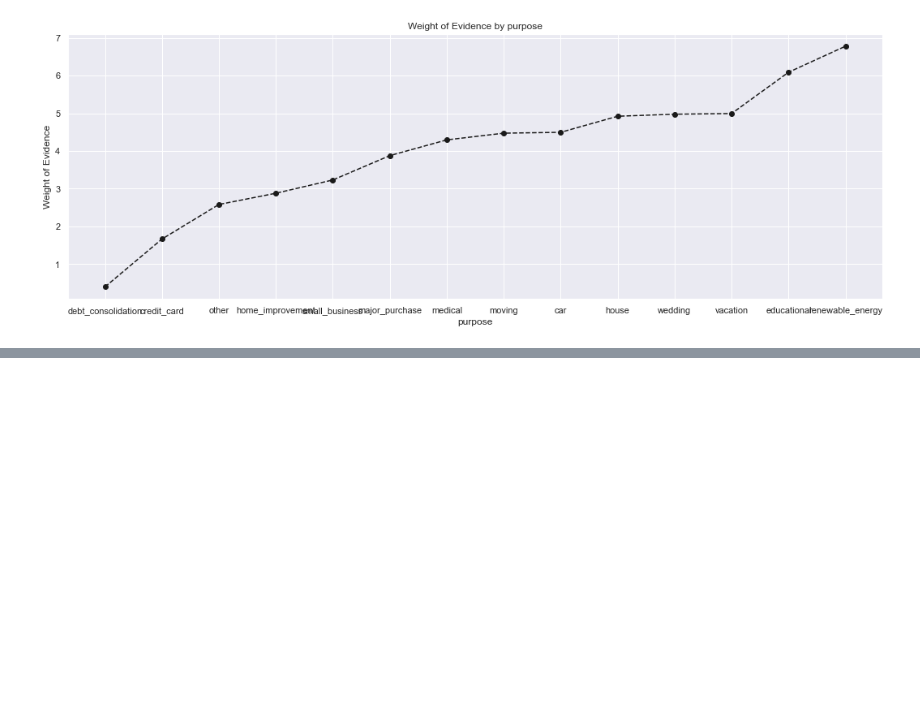
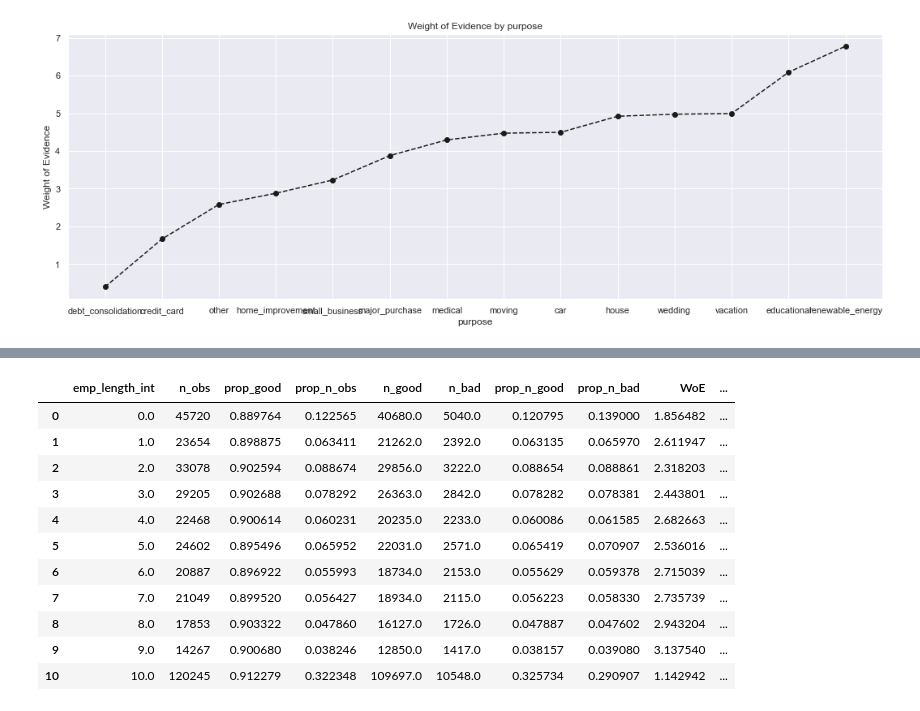
Before and after one commit to oaagboro/credit_risk_modelling, a Jupyter notebook: 2_Preprocessing_Discrete_Variables.ipynb, the cells around one changed output, grey strips where cells are left out. Cells and saved outputs as stored; diff of their text form; code cells hidden in the pictures; blank space fills up the shorter version.

```diff
--- a/2_Preprocessing_Discrete_Variables.ipynb
+++ b/2_Preprocessing_Discrete_Variables.ipynb
@@ -640,0 +731,16 @@ plot_by_woe(df_temp3)
+# %%
+df_temp = woe_ordered_continuous(df_inputs_prepr, 'emp_length_int', df_targets_prepr)
+df_temp
+# %% [output]
+|  | emp_length_int | n_obs | prop_good | prop_n_obs | n_good | n_bad | prop_n_good | prop_n_bad | WoE | ... |
+| 0 | 0.0 | 45720 | 0.889764 | 0.122565 | 40680.0 | 5040.0 | 0.120795 | 0.139000 | 1.856482 | ... |
+| 1 | 1.0 | 23654 | 0.898875 | 0.063411 | 21262.0 | 2392.0 | 0.063135 | 0.065970 | 2.611947 | ... |
+| 2 | 2.0 | 33078 | 0.902594 | 0.088674 | 29856.0 | 3222.0 | 0.088654 | 0.088861 | 2.318203 | ... |
+| 3 | 3.0 | 29205 | 0.902688 | 0.078292 | 26363.0 | 2842.0 | 0.078282 | 0.078381 | 2.443801 | ... |
+| 4 | 4.0 | 22468 | 0.900614 | 0.060231 | 20235.0 | 2233.0 | 0.060086 | 0.061585 | 2.682663 | ... |
+| 5 | 5.0 | 24602 | 0.895496 | 0.065952 | 22031.0 | 2571.0 | 0.065419 | 0.070907 | 2.536016 | ... |
+| 6 | 6.0 | 20887 | 0.896922 | 0.055993 | 18734.0 | 2153.0 | 0.055629 | 0.059378 | 2.715039 | ... |
+| 7 | 7.0 | 21049 | 0.899520 | 0.056427 | 18934.0 | 2115.0 | 0.056223 | 0.058330 | 2.735739 | ... |
+| 8 | 8.0 | 17853 | 0.903322 | 0.047860 | 16127.0 | 1726.0 | 0.047887 | 0.047602 | 2.943204 | ... |
+| 9 | 9.0 | 14267 | 0.900680 | 0.038246 | 12850.0 | 1417.0 | 0.038157 | 0.039080 | 3.137540 | ... |
+| 10 | 10.0 | 120245 | 0.912279 | 0.322348 | 109697.0 | 10548.0 | 0.325734 | 0.290907 | 1.142942 | ... |
```
Also changed, not shown: parts of 14 cells of this notebook.
